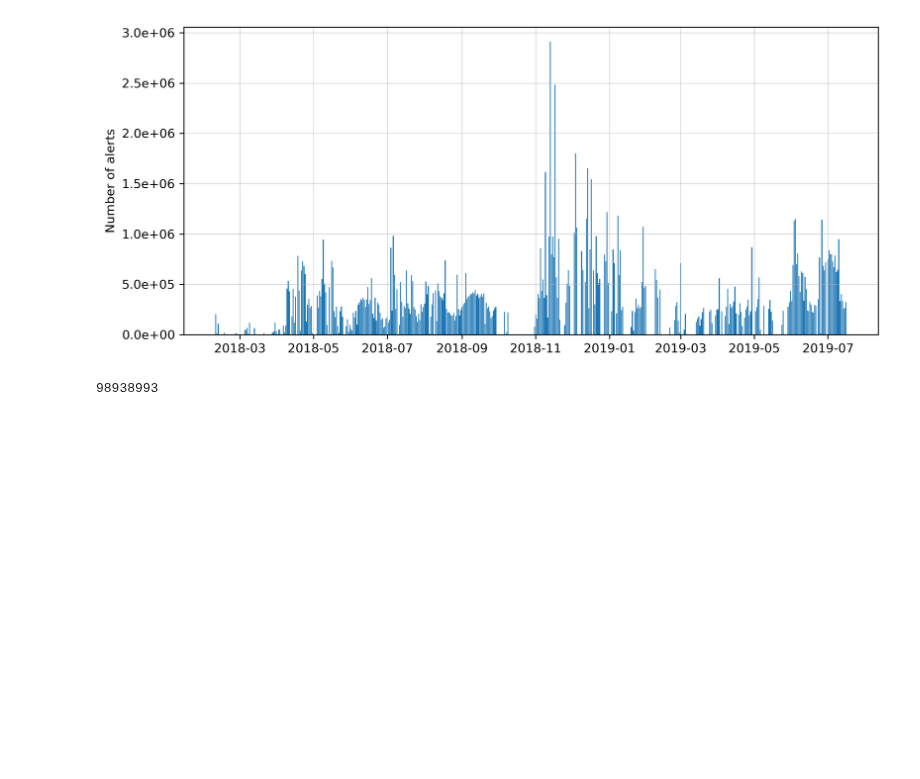
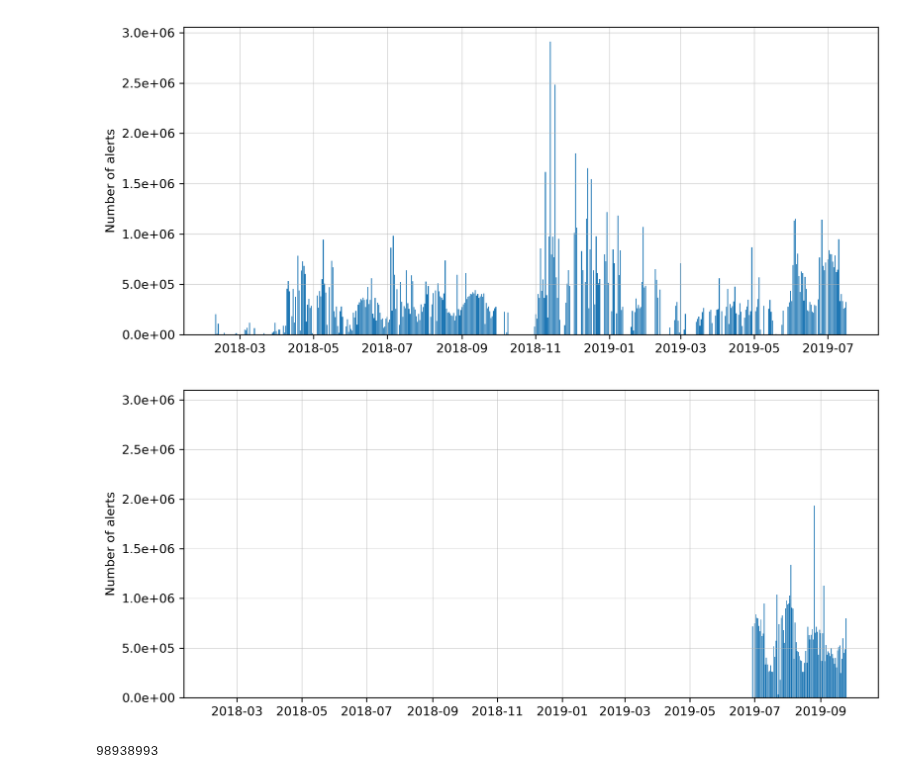
Before and after one commit to dmitryduev/kowalski-archived, a Jupyter notebook: nb/alert_stats.ipynb, the cells around one changed output. Cells and saved outputs as stored; diff of their text form; code cells hidden in the pictures; blank space fills up the shorter version.

```diff
--- a/nb/alert_stats.ipynb
+++ b/nb/alert_stats.ipynb
@@ -32,5 +32,6 @@ display(total)
 # %%
-d0 = datetime.datetime(2018, 2, 9)
+# d0 = datetime.datetime(2018, 2, 9)
+d0 = datetime.datetime(2019, 6, 29)
 # d0 = datetime.datetime(2018, 9, 1)
 now = datetime.datetime.utcnow()
 dd = (now - d0).days
@@ -97,6 +98,18 @@ ax.grid(True, linewidth=.3)
 plt.tight_layout()
 # %% [output]
 [figure]
+# %%
+fig = plt.figure(figsize=(9, 4), dpi=300)
+ax = fig.add_subplot(111)
+ax.bar(df.utc_date, df.total)
+ax.set_ylabel('Number of alerts')
+ax.yaxis.set_major_formatter(FormatStrFormatter('%.1e'))
+# ax.legend(loc='best')
+ax.grid(True, linewidth=.3)
+ax.set_ylim([0, 3.1e6])
+plt.tight_layout()
+# %% [output]
+[figure, added]
 # %%
 display(df.total.sum())
 display(df.programid_1.sum())
```
Also changed, not shown: parts of 2 cells of this notebook, 2 other files.
